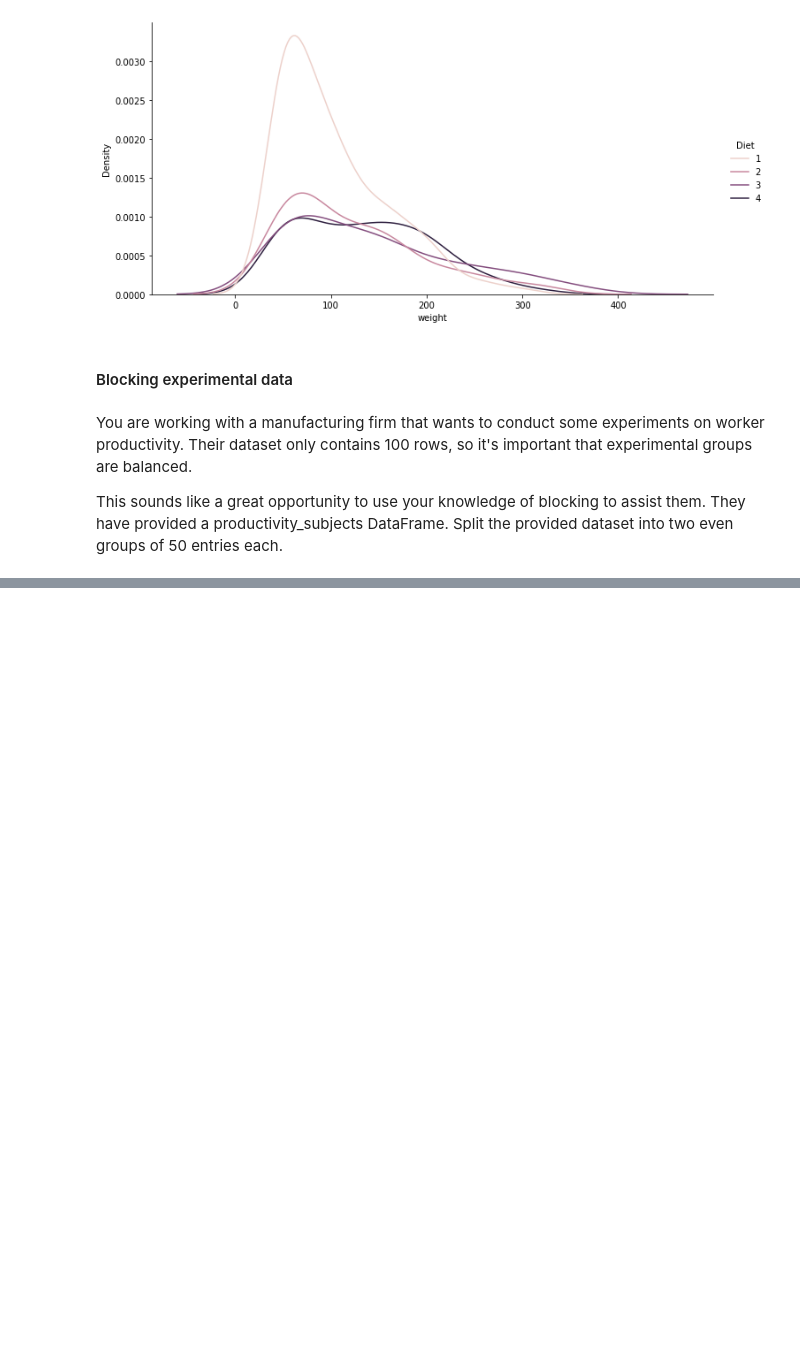
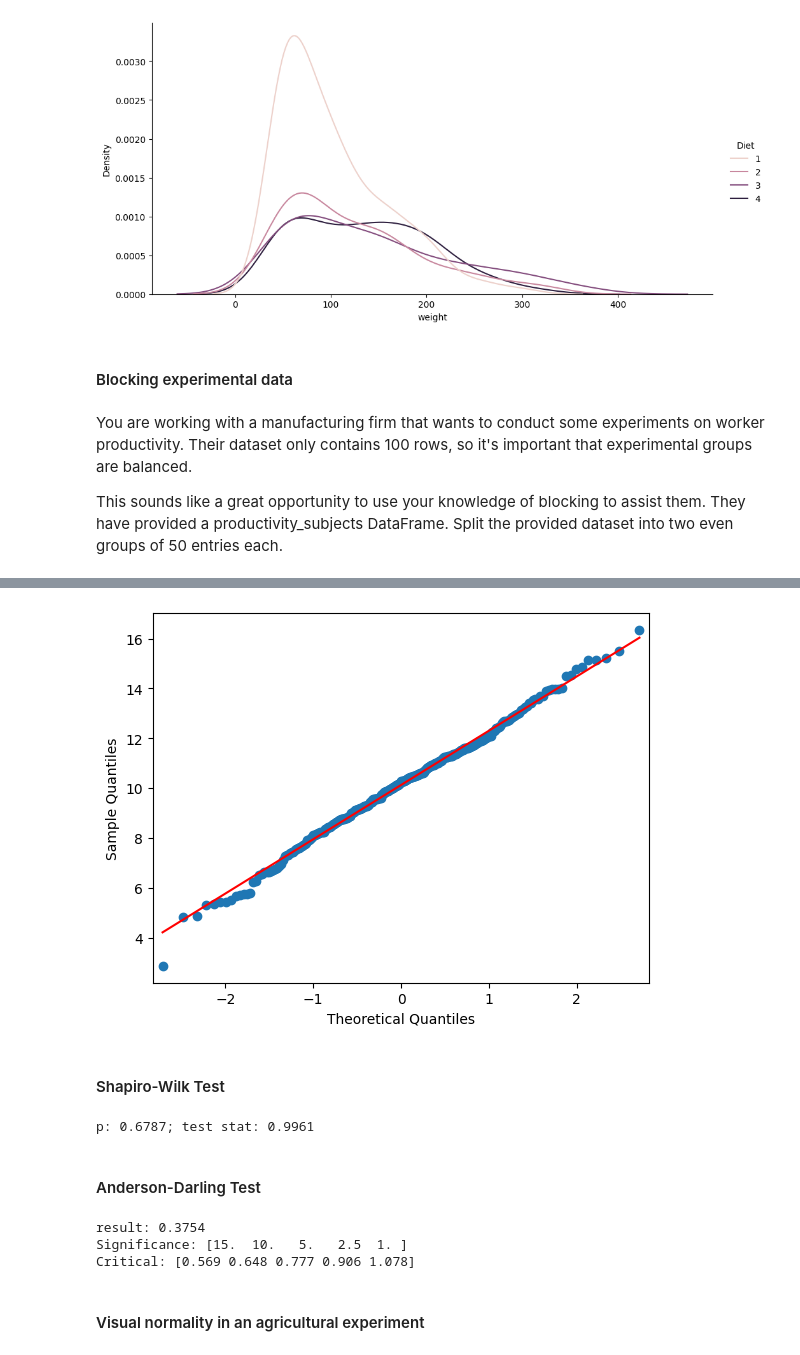
Before and after one commit to AnshuBantra/Python, a Jupyter notebook: Associate Data Scientist in Python/030_Experimental Design in Python/ed.ipynb, the cells around one changed output, grey strips where cells are left out. Cells and saved outputs as stored; diff of their text form; code cells hidden in the pictures; blank space fills up the shorter version.

```diff
--- a/Associate Data Scientist in Python/030_Experimental Design in Python/ed.ipynb
+++ b/Associate Data Scientist in Python/030_Experimental Design in Python/ed.ipynb
@@ -124,0 +228,32 @@ This sounds like a great opportunity to use your knowledge of blocking to assist
+# %%
+import statsmodels.graphics.gofplots as smgg
+import scipy.stats.distributions as ssd
+
+smgg.qqplot(
+    df_athletic_perf['Performance_Inc'],
+    line='s',
+    dist=ssd.norm
+)
+plt.show();
+# %% [output]
+[figure, added]
+# %% [markdown]
+#### Shapiro-Wilk Test
+# %%
+import scipy.stats as spst
+alpha = 0.05
+stat, p = spst.shapiro(df_athletic_perf['Performance_Inc'])
+print(f'p: {round(p,4)}; test stat: {round(stat, 4)}')
+# %% [output]
+p: 0.6787; test stat: 0.9961
+# %% [markdown]
+#### Anderson-Darling Test
+# %%
+result = spst.anderson(x=df_athletic_perf['Performance_Inc'], dist='norm')
+print(f'result: {round(result.statistic, 4)}\nSignificance: {result.significance_level}\nCritical: {result.critical_values}')
+# %% [output]
+result: 0.3754
+Significance: [15.  10.   5.   2.5  1. ]
+Critical: [0.569 0.648 0.777 0.906 1.078]
+# %% [markdown]
+#### Visual normality in an agricultural experiment
```
Also changed, not shown: parts of 22 cells of this notebook.
